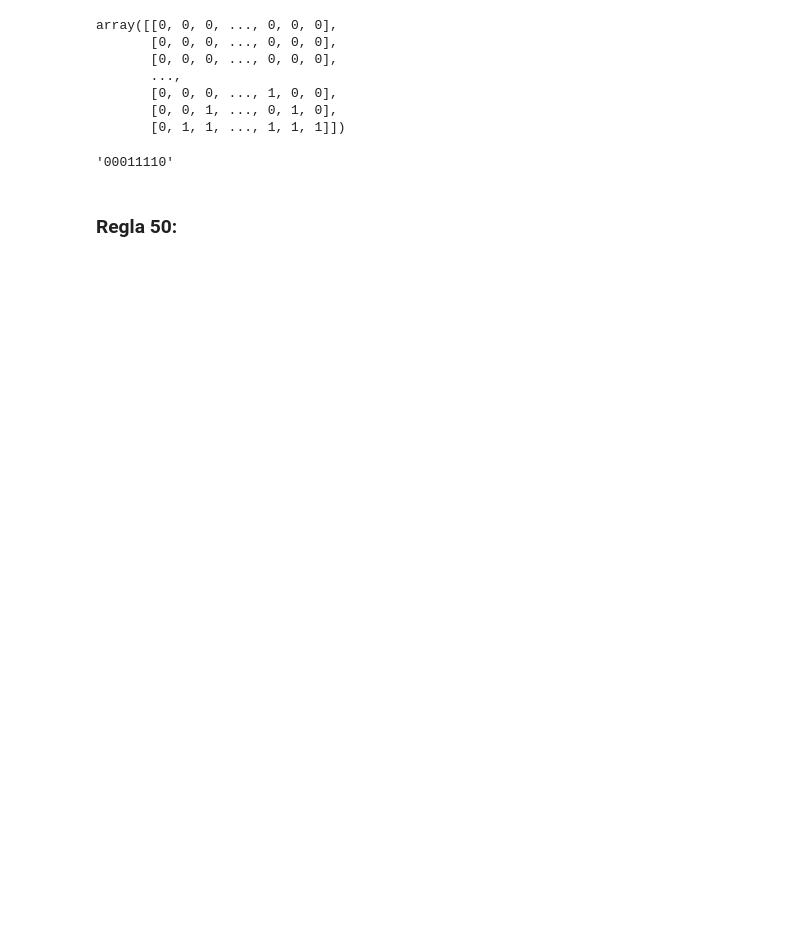
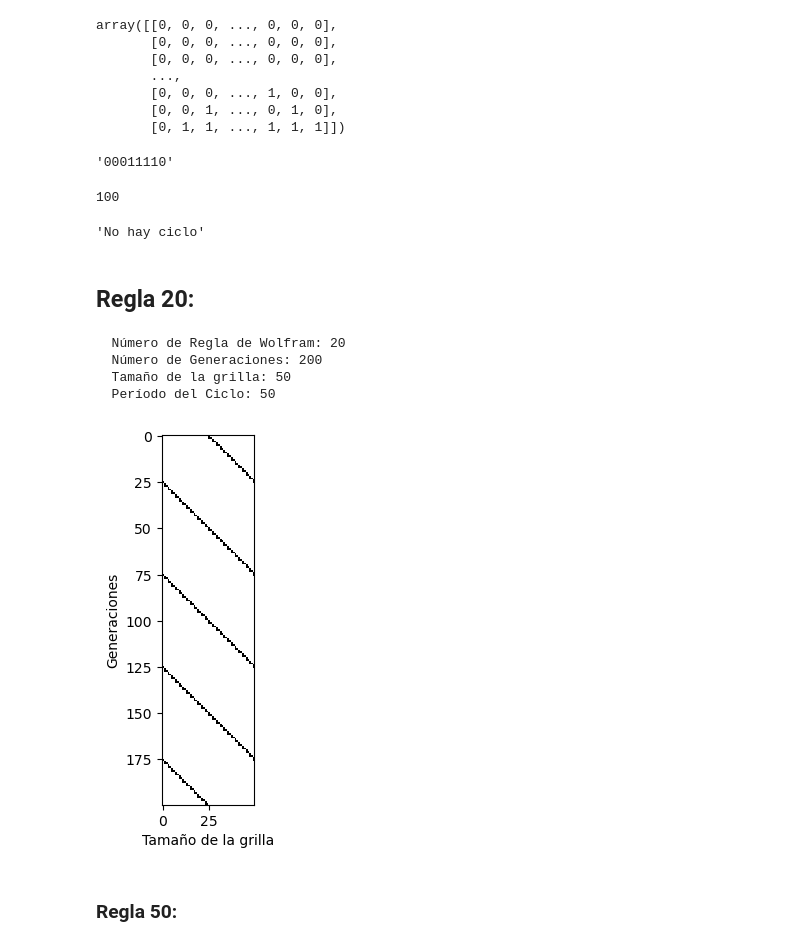
Before and after one commit to educarrascov/DISC_Complex, a Jupyter notebook: Script Prueba/20230317 ECA_proposal.ipynb, the cells around one changed output. Saved outputs shown, nothing was run; the diff lists cells and outputs as text; code cells hidden in the pictures; blank space fills up the shorter version.

```diff
--- a/Script Prueba/20230317 ECA_proposal.ipynb
+++ b/Script Prueba/20230317 ECA_proposal.ipynb
@@ -92,6 +108,35 @@ array([[0, 0, 0, ..., 0, 0, 0],
 np.binary_repr(numero_regla, width=8)
 # %% [output]
 '00011110'
+# %%
+n_filas = len(automata)
+n_filas
+# %% [output]
+100
+# %%
+periodo_ciclo = patron_ciclo(automata)
+periodo_ciclo
+# %% [output]
+'No hay ciclo'
+# %% [markdown]
+## Regla 20:
+# %%
+## Definición de condiciones para la simulación:
+## se puede seleccionar random o seteado
+numero_regla = 20
+n_generaciones = 200
+tamano = 50
+estado_inicial = inicial_seteado(tamano) #random o seteado
+
+automata = automata_celular(numero_regla, n_generaciones, tamano, estado_inicial)
+periodo_ciclo = patron_ciclo(automata)
+visualizar_automata(automata)
+# %% [output]
+  Número de Regla de Wolfram: 20
+  Número de Generaciones: 200
+  Tamaño de la grilla: 50
+  Período del Ciclo: 50
+[figure, added]
 # %% [markdown]
 ### Regla 50:
 # %%
```
Also changed, not shown: parts of 13 cells of this notebook, 1 other file.
